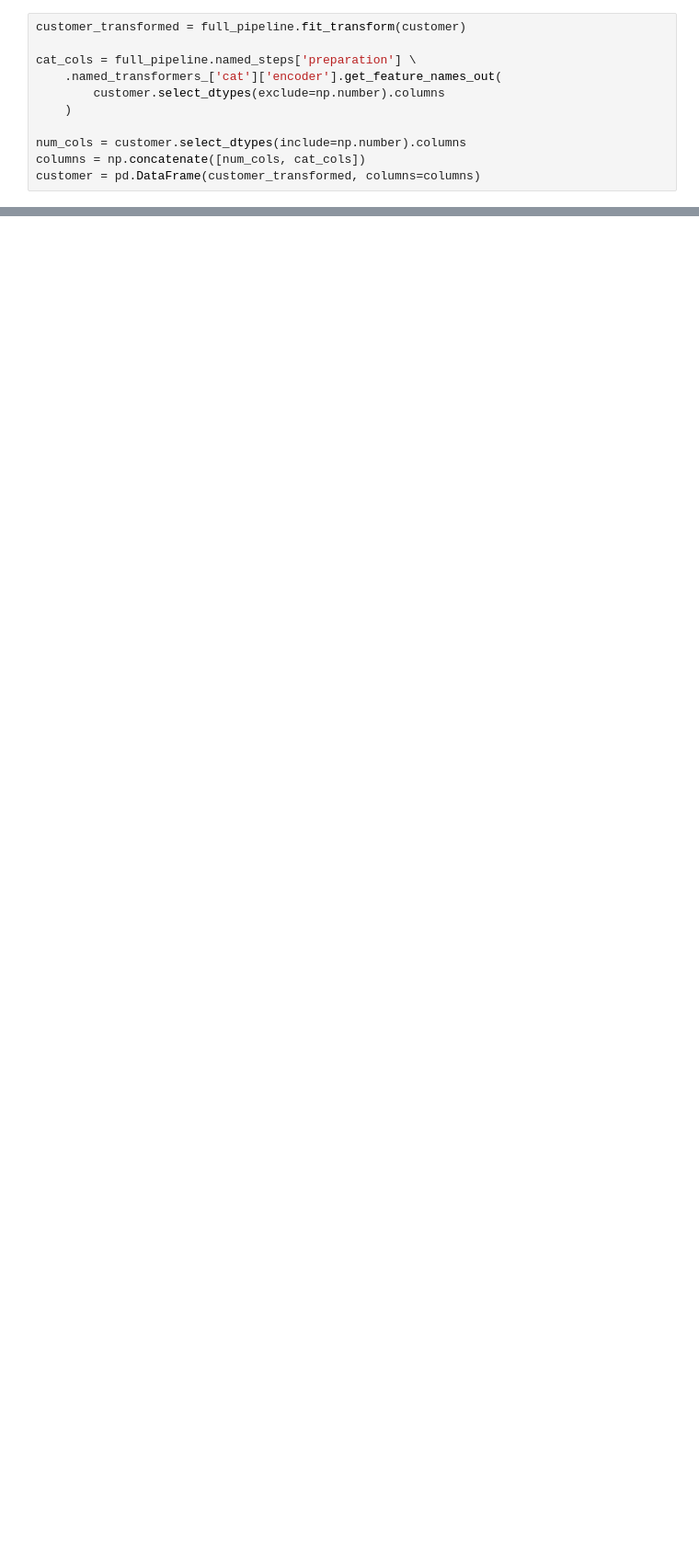
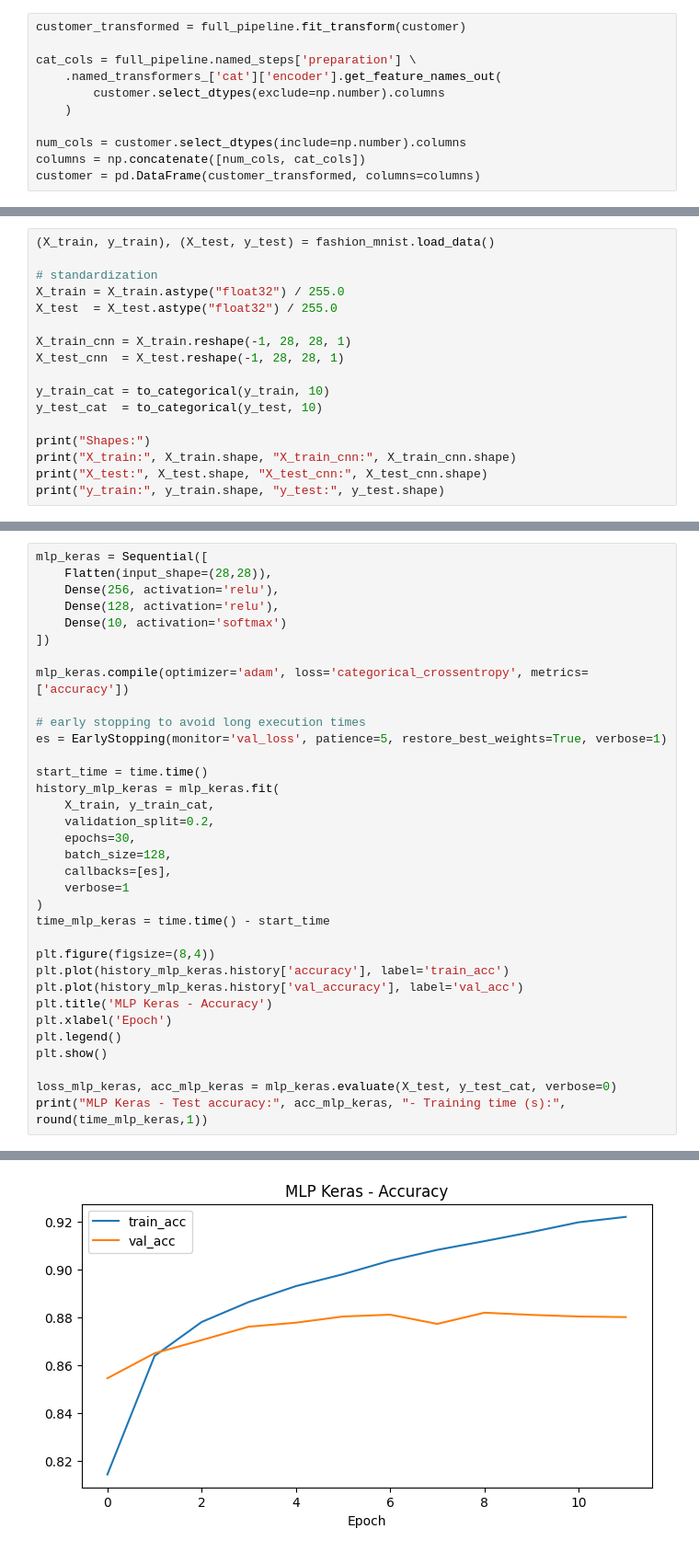
Before and after one commit to Anna-Eve/Projet-Apprentissage-automatique-n-3, a Jupyter notebook: main.ipynb, the cells around one changed output, grey strips where cells are left out. Shown at 92% size. Drawn from its saved outputs; the diff is of its cells as text; blank space fills up the shorter version.

```diff
--- a/main.ipynb
+++ b/main.ipynb
@@ -347,0 +450,17 @@ plt.show()
+# %%
+(X_train, y_train), (X_test, y_test) = fashion_mnist.load_data()
+
+# standardization
+X_train = X_train.astype("float32") / 255.0
+X_test  = X_test.astype("float32") / 255.0
+
+X_train_cnn = X_train.reshape(-1, 28, 28, 1)
+X_test_cnn  = X_test.reshape(-1, 28, 28, 1)
+
+y_train_cat = to_categorical(y_train, 10)
+y_test_cat  = to_categorical(y_test, 10)
+
+print("Shapes:")
+print("X_train:", X_train.shape, "X_train_cnn:", X_train_cnn.shape)
+print("X_test:", X_test.shape, "X_test_cnn:", X_test_cnn.shape)
+print("y_train:", y_train.shape, "y_test:", y_test.shape)
@@ -347,0 +474,35 @@ plt.show()
+# %%
+mlp_keras = Sequential([
+    Flatten(input_shape=(28,28)),
+    Dense(256, activation='relu'),
+    Dense(128, activation='relu'),
+    Dense(10, activation='softmax')
+])
+
+mlp_keras.compile(optimizer='adam', loss='categorical_crossentropy', metrics=['accuracy'])
+
+# early stopping to avoid long execution times
+es = EarlyStopping(monitor='val_loss', patience=5, restore_best_weights=True, verbose=1)
+
+start_time = time.time()
+history_mlp_keras = mlp_keras.fit(
+    X_train, y_train_cat,
+    validation_split=0.2,
+    epochs=30,
+    batch_size=128,
+    callbacks=[es],
+    verbose=1
+)
+time_mlp_keras = time.time() - start_time
+
+plt.figure(figsize=(8,4))
+plt.plot(history_mlp_keras.history['accuracy'], label='train_acc')
+plt.plot(history_mlp_keras.history['val_accuracy'], label='val_acc')
+plt.title('MLP Keras - Accuracy')
+plt.xlabel('Epoch')
+plt.legend()
+plt.show()
+
+loss_mlp_keras, acc_mlp_keras = mlp_keras.evaluate(X_test, y_test_cat, verbose=0)
+print("MLP Keras - Test accuracy:", acc_mlp_keras, "- Training time (s):", round(time_mlp_keras,1))
+# %% [output]
@@ -347,0 +526 @@ plt.show()
+[figure, added]
```
Also changed, not shown: parts of 55 cells of this notebook.
